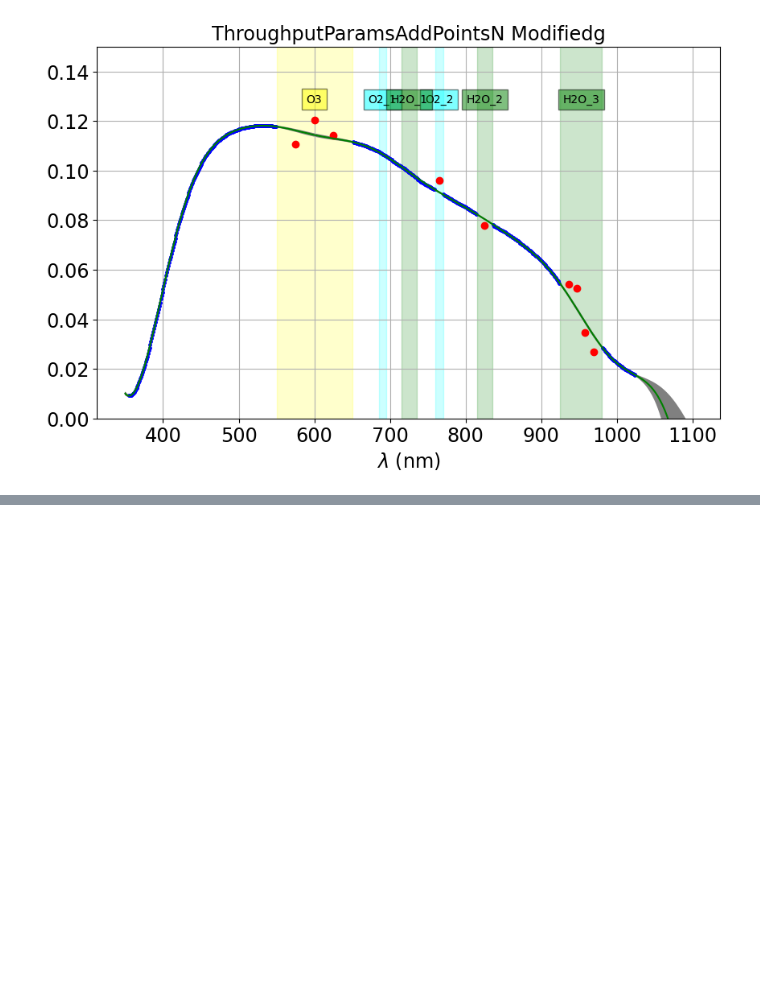
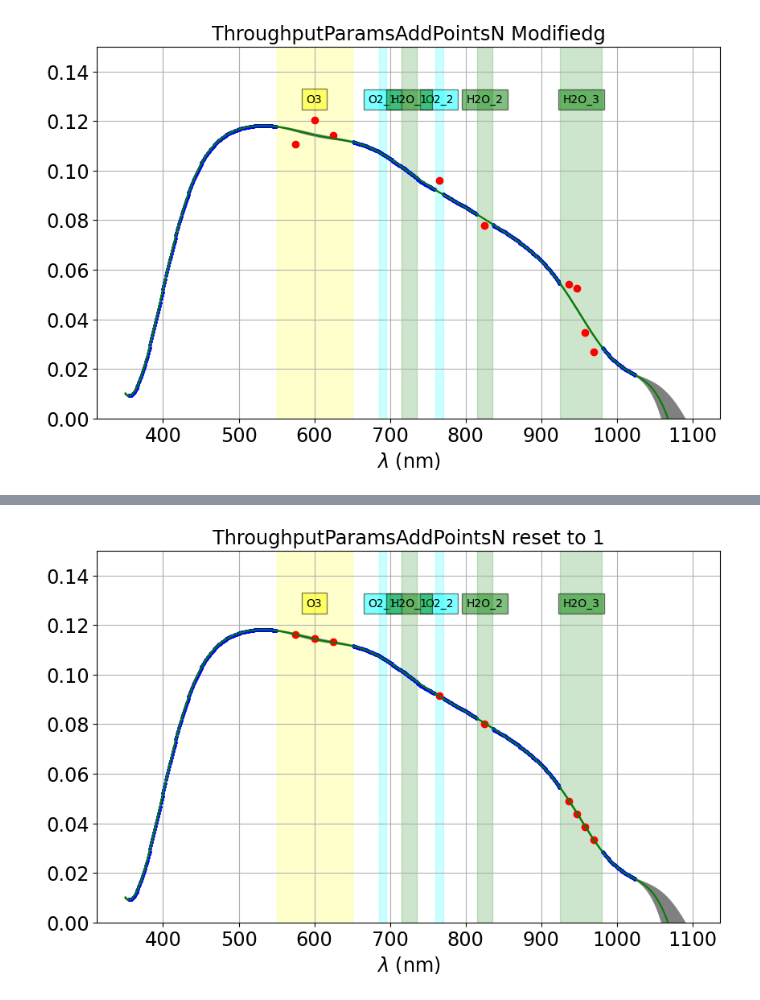
Before and after one commit to sylvielsstfr/AuxTelComm, a Jupyter notebook: notebooks_usdf/FitThrouput/202307/TestThroughput.ipynb, the cells around one changed output, grey strips where cells are left out. Saved outputs shown, nothing was run; the diff lists cells and outputs as text; code cells hidden in the pictures; blank space fills up the shorter version.

```diff
--- a/notebooks_usdf/FitThrouput/202307/TestThroughput.ipynb
+++ b/notebooks_usdf/FitThrouput/202307/TestThroughput.ipynb
@@ -308,0 +378,36 @@ ax.grid()
+# %%
+x = np.arange(350,1100)
+y,ey = th.fitthrouputwithgp(x)
+# %%
+fig=plt.figure(figsize=(10,6))
+ax = fig.add_subplot(1,1,1)
+
+ax.plot(th.wl,th.th,'.',color="b", markersize=5)
+for item in th.newpointsinbands.items():
+    key = item[0]
+    val = item[1]
+    ax.plot(val["wl"],val["th"],'or')
+
+the_ymin = 0
+the_ymax = .15
+the_yscale = the_ymax  - the_ymin
+
+
+for item in Dict_Absbands.items():
+    key = item[0]
+    val = item[1]
+    idx_abscolor = val[2]
+    the_x = (val[0]+val[1])/2.
+    the_y = the_ymax - 0.15* the_yscale
+    rect = Rectangle((val[0],the_ymin),val[1]-val[0],the_ymax,linewidth=1,edgecolor=Absbands_Colors[idx_abscolor],facecolor=Absbands_Colors[idx_abscolor],alpha=0.2)
+    ax.add_patch(rect)
+    ax.text(the_x, the_y, key, horizontalalignment='center',bbox=dict(facecolor=Absbands_Colors[idx_abscolor], alpha=0.5))
+
+ax.set_ylim(the_ymin,the_ymax)
+ax.set_xlabel("$\lambda$ (nm)")
+ax.set_title("ThroughputParamsAddPointsN reset to 1")
+ax.plot(x,y,color='g')
+ax.fill_between(x, y-ey, y+ey,color="grey")
+ax.grid()
+# %% [output]
+[figure, added]
```
Also changed, not shown: parts of 6 cells of this notebook, 1 other file.
